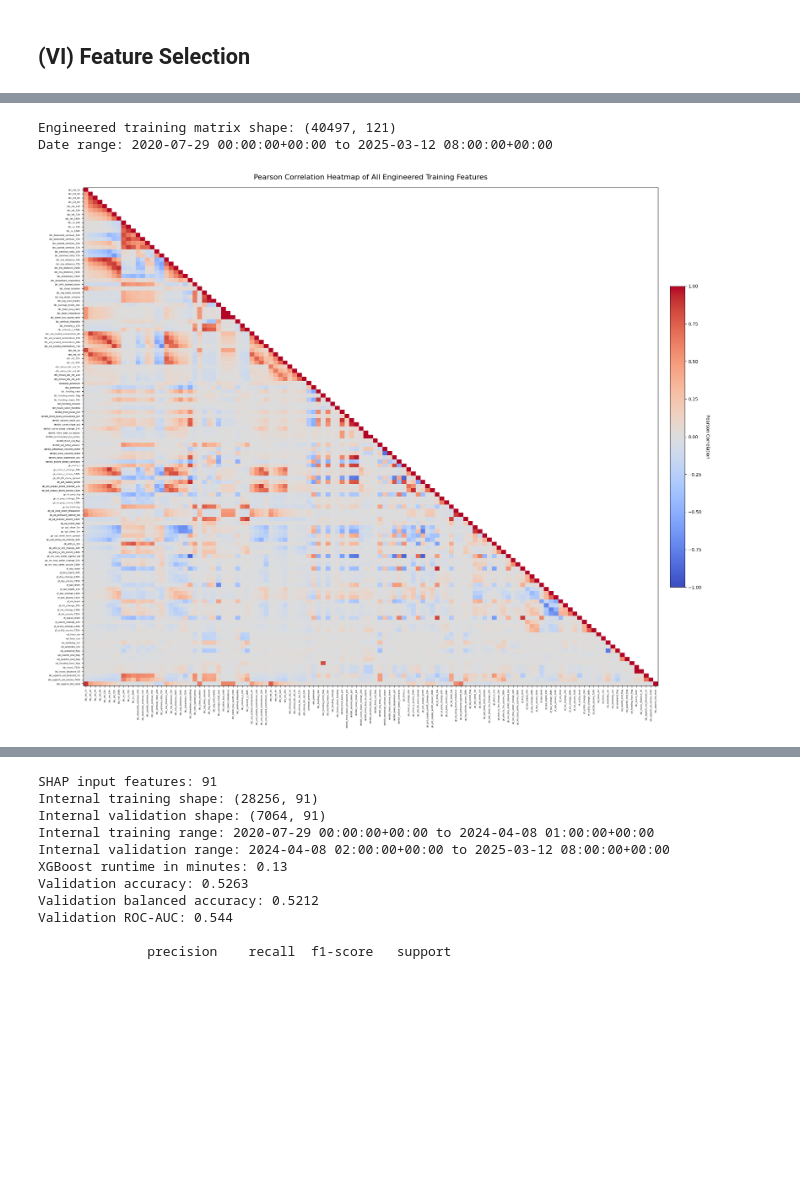
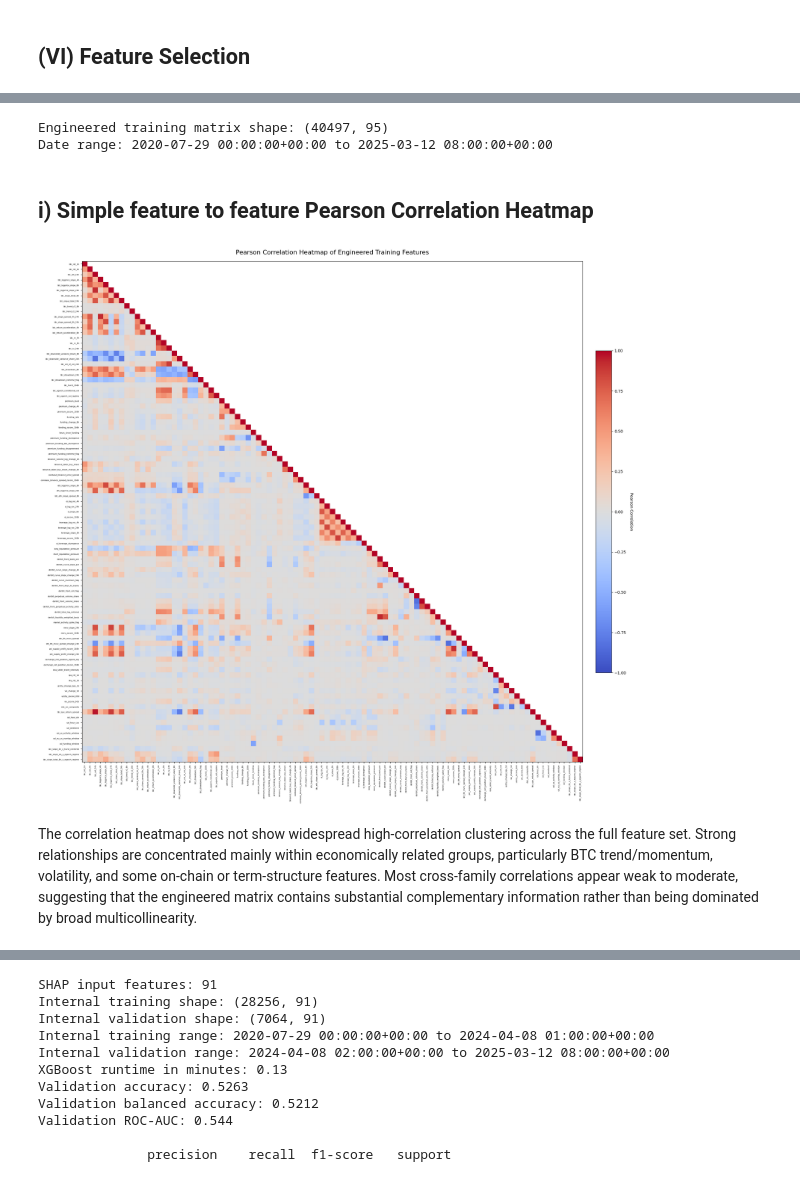
Before and after one commit to jade-lam/CQF, a Jupyter notebook: CQF_Final_Project.ipynb, the cells around one changed output, grey strips where cells are left out. Drawn from its saved outputs; the diff is of its cells as text; code cells hidden in the pictures; blank space fills up the shorter version.

```diff
--- a/CQF_Final_Project.ipynb
+++ b/CQF_Final_Project.ipynb
@@ -3935,37 +3938,49 @@ targets_test_1h.csv: (11391, 2) | retained ['timestamp', 'fwd_logret_4h']
 # %%
+# Load the feature engineered data
 DATA_PATH = Path("/content/drive/MyDrive/Colab Notebooks/CQF_final_project/data")
+
 X_train_engineered = pd.read_csv(DATA_PATH / "X_train_engineered_1h.csv", index_col="timestamp", parse_dates=["timestamp"])
 X_train_engineered.index = pd.to_datetime(X_train_engineered.index, utc=True)
 X_train_engineered = X_train_engineered.sort_index()
 
-assert X_train_engineered.shape[1] == 121, f"Unexpected feature count: {X_train_engineered.shape[1]}"
+assert X_train_engineered.shape[1] == 95, f"Unexpected feature count: {X_train_engineered.shape[1]}"
+assert X_train_engineered.index.is_monotonic_increasing, "Timestamps are not chronological."
 assert not X_train_engineered.index.has_duplicates, "Duplicate timestamps detected."
 assert not X_train_engineered.columns.has_duplicates, "Duplicate feature names detected."
 assert X_train_engineered.isna().sum().sum() == 0, "Missing values detected."
-assert np.isfinite(X_train_engineered.select_dtypes(include=np.number).to_numpy()).all(), "Infinite values detected."
+assert np.isfinite(X_train_engineered.to_numpy()).all(), "Infinite values detected."
 assert X_train_engineered.index.min() == pd.Timestamp("2020-07-29 00:00:00", tz="UTC"), f"Unexpected start date: {X_train_engineered.index.min()}"
 
 print("Engineered training matrix shape:", X_train_engineered.shape)
 print("Date range:", X_train_engineered.index.min(), "to", X_train_engineered.index.max())
 # %% [output]
-Engineered training matrix shape: (40497, 121)
+Engineered training matrix shape: (40497, 95)
 Date range: 2020-07-29 00:00:00+00:00 to 2025-03-12 08:00:00+00:00
+# %% [markdown]
+## **i) Simple feature to feature Pearson Correlation Heatmap**
 # %%
 # Plot the complete feature-to-feature Pearson correlation heatmap
+# Plot the lower triangle of the complete feature-to-feature Pearson correlation matrix
 feature_corr = X_train_engineered.corr(method="pearson")
-upper_triangle_mask = np.triu(np.ones_like(feature_corr, dtype=bool), k=1)
-feature_corr_lower = feature_corr.mask(upper_triangle_mask)
+upper_mask = np.triu(np.ones(feature_corr.shape, dtype=bool), k=1)
+feature_corr_plot = np.ma.masked_where(upper_mask, feature_corr.to_numpy())
 
 fig, ax = plt.subplots(figsize=(24, 20))
-heatmap = ax.imshow(feature_corr_lower, aspect="auto", interpolation="nearest", vmin=-1, vmax=1, cmap="coolwarm")
-ax.set_xticks(np.arange(len(feature_corr.columns)))
-ax.set_yticks(np.arange(len(feature_corr.index)))
+heatmap = ax.imshow(feature_corr_plot, vmin=-1, vmax=1, cmap="coolwarm", interpolation="nearest")
+
+ax.set_xticks(range(len(feature_corr.columns)))
+ax.set_yticks(range(len(feature_corr.index)))
 ax.set_xticklabels(feature_corr.columns, rotation=90, fontsize=5)
 ax.set_yticklabels(feature_corr.index, fontsize=5)
-ax.set_title("Pearson Correlation Heatmap of All Engineered Training Features", fontsize=16, pad=18)
+ax.set_title("Pearson Correlation Heatmap of Engineered Training Features", fontsize=16, pad=18)
+
 colorbar = fig.colorbar(heatmap, ax=ax, fraction=0.025, pad=0.02)
 colorbar.set_label("Pearson Correlation", rotation=270, labelpad=18)
+
+plt.tight_layout()
 plt.show()
 # %% [output]
-[figure, old version]
+[figure, new version]
+# %% [markdown]
+The correlation heatmap does not show widespread high-correlation clustering across the full feature set. Strong relationships are concentrated mainly within economically related groups, particularly BTC trend/momentum, volatility, and some on-chain or term-structure features. Most cross-family correlations appear weak to moderate, suggesting that the engineered matrix contains substantial complementary information rather than being dominated by broad multicollinearity.
 # %%
```
Also changed, not shown: parts of 11 cells of this notebook.
